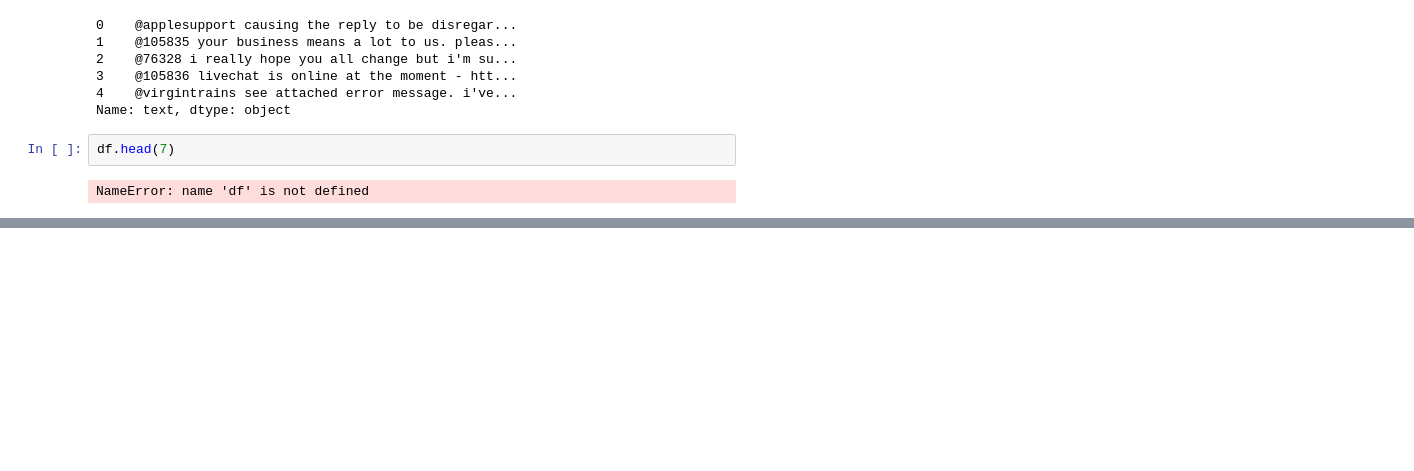
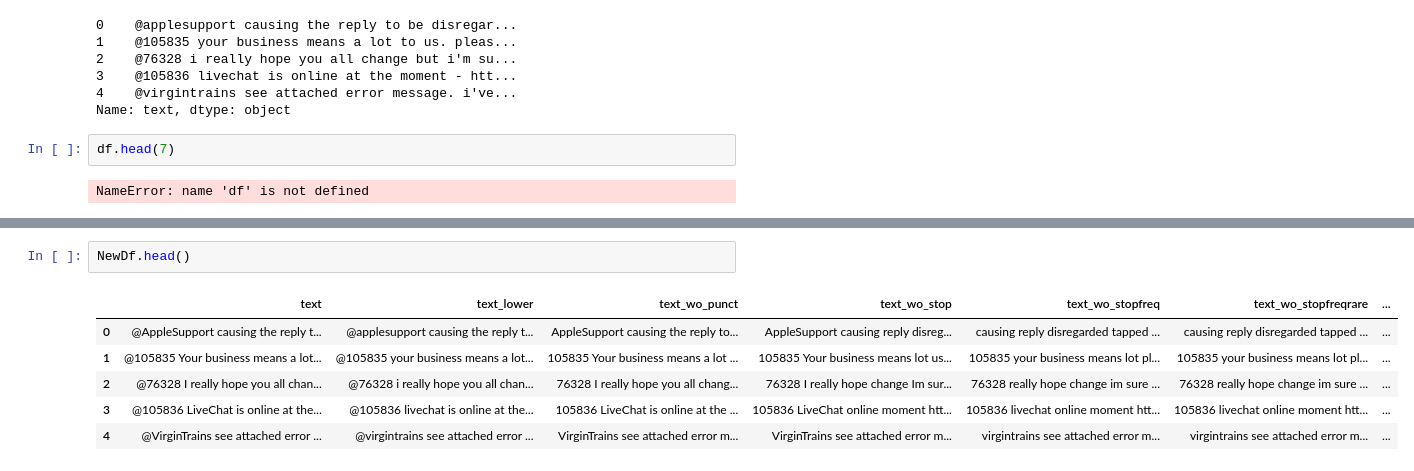
Before and after one commit to abirallaoui/TP1_NLP, a Jupyter notebook: TP1_NLP_preprocessing.ipynb, the cells around one changed output, grey strips where cells are left out. Saved outputs shown, nothing was run; the diff lists cells and outputs as text; blank space fills up the shorter version.

```diff
--- a/TP1_NLP_preprocessing.ipynb
+++ b/TP1_NLP_preprocessing.ipynb
@@ -109,0 +363,9 @@ NameError: name 'df' is not defined
+# %%
+NewDf.head()
+# %% [output]
+|  | text | text_lower | text_wo_punct | text_wo_stop | text_wo_stopfreq | text_wo_stopfreqrare | ... |
+| 0 | @AppleSupport causing the reply t... | @applesupport causing the reply t... | AppleSupport causing the reply to... | AppleSupport causing reply disreg... | causing reply disregarded tapped ... | causing reply disregarded tapped ... | ... |
+| 1 | @105835 Your business means a lot... | @105835 your business means a lot... | 105835 Your business means a lot ... | 105835 Your business means lot us... | 105835 your business means lot pl... | 105835 your business means lot pl... | ... |
+| 2 | @76328 I really hope you all chan... | @76328 i really hope you all chan... | 76328 I really hope you all chang... | 76328 I really hope change Im sur... | 76328 really hope change im sure ... | 76328 really hope change im sure ... | ... |
+| 3 | @105836 LiveChat is online at the... | @105836 livechat is online at the... | 105836 LiveChat is online at the ... | 105836 LiveChat online moment htt... | 105836 livechat online moment htt... | 105836 livechat online moment htt... | ... |
+| 4 | @VirginTrains see attached error ... | @virgintrains see attached error ... | VirginTrains see attached error m... | VirginTrains see attached error m... | virgintrains see attached error m... | virgintrains see attached error m... | ... |
```
Also changed, not shown: parts of 28 cells of this notebook.
